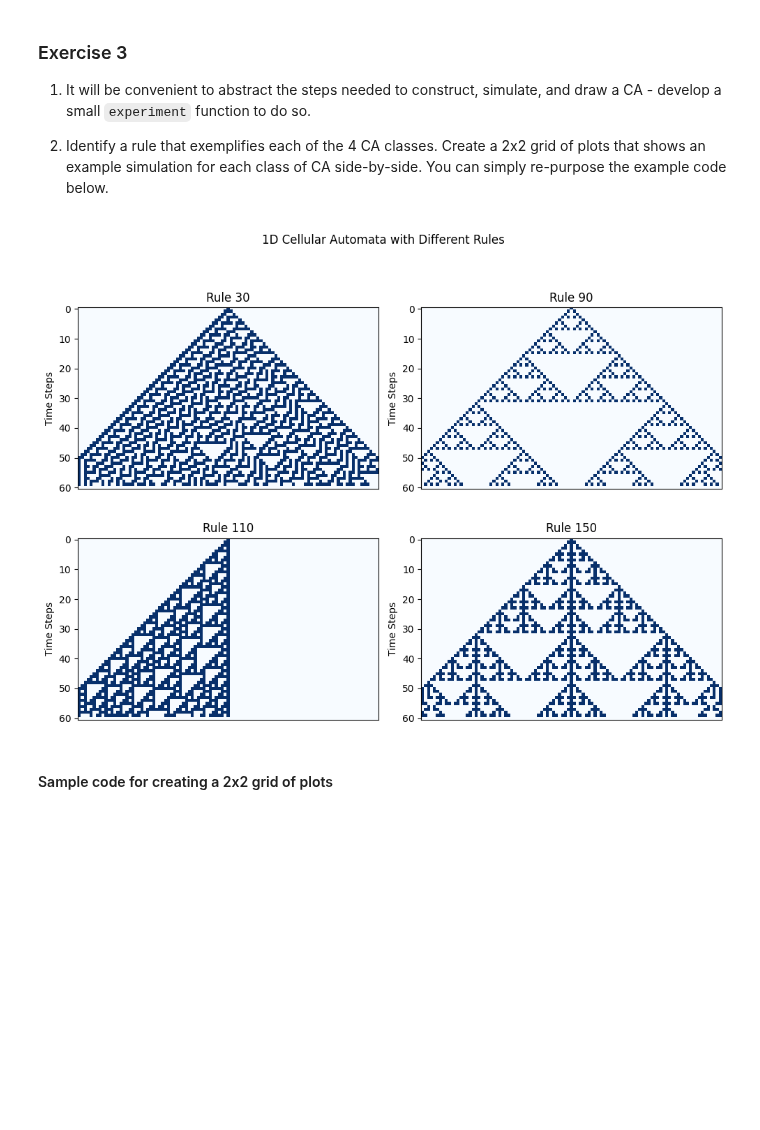
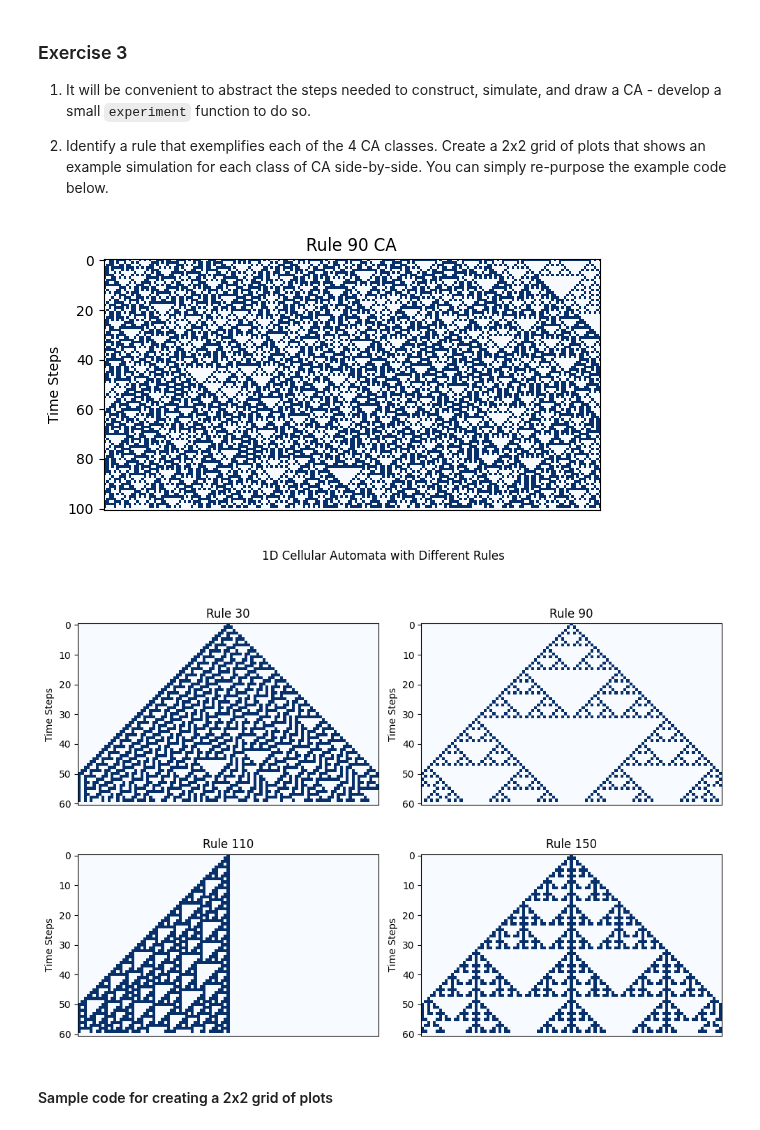
Before and after one commit to MarlaS02/comp215, a Jupyter notebook: labs/lab07_cellular_automata.ipynb, the cells around one changed output. Cells and saved outputs as stored; diff of their text form; code cells hidden in the pictures; blank space fills up the shorter version.

```diff
--- a/labs/lab07_cellular_automata.ipynb
+++ b/labs/lab07_cellular_automata.ipynb
@@ -202,31 +202,42 @@ Wolfram identifies 4 "classes" of Elementary Cellular Automata:
    You can simply re-purpose the example code below.
 # %%
 # Solution for Ex. 3 here...
+def Experiment(rule, n_cells, n_steps, p):
+
+  start_array = random_array(p, n_cells)
+  ca = Cell1D(rule, n_steps, start_array)
+  ca.simulate()
+  ca.draw()
+
+Experiment(90, 200, 100, 0.7)
+
+
 def axes_layout(nrows=1, ncols=1, fig_title=None, **kwargs):
     """ layout nrows x ncols axes with sensible defaults.  kwargs passed directly to `plt.subplots()`"""
     kwargs = {**dict(layout='tight'), **kwargs}
     fig, axes = plt.subplots(nrows=nrows, ncols=ncols, **kwargs)
     if fig_title:
         fig.suptitle(fig_title)
     return axes
 
 axes = axes_layout(2, 2, fig_title='1D Cellular Automata with Different Rules', figsize=(10, 8))
 
 # Step 2: Choose your rules
 rules = [30, 90, 110, 150]
 
 # Step 3: Run simulation + plot each one in a subplot
 for ax, rule in zip(axes.flat, rules):
     start_array = np.zeros(101, dtype=np.uint8)
     start_array[50] = 1  # Single 1 in the center
 
     ca = Cell1D(rule=rule, n_steps=60, array=start_array)
     ca.simulate()
 
     # Instead of using ca.draw(), plot directly on the provided axis:
     plot_ca(ca.ca_timestep, axes=ax, title=f'Rule {rule}', cmap='Blues')
 # %% [output]
-[figure, old version]
+[figure, new version]
+[figure, added]
 # %% [markdown]
 #### Sample code for creating a 2x2 grid of plots
 # %%
```
